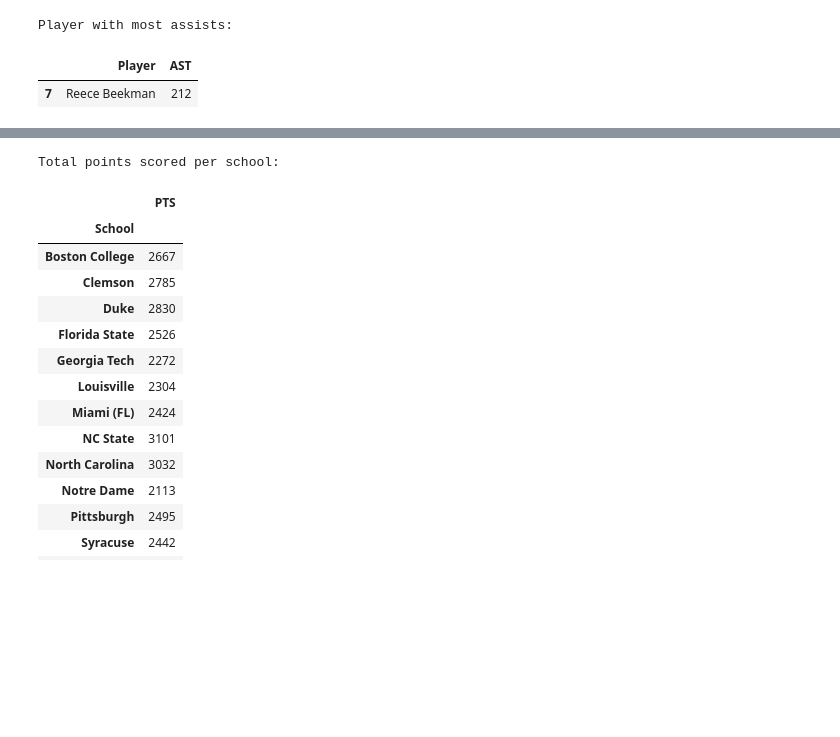
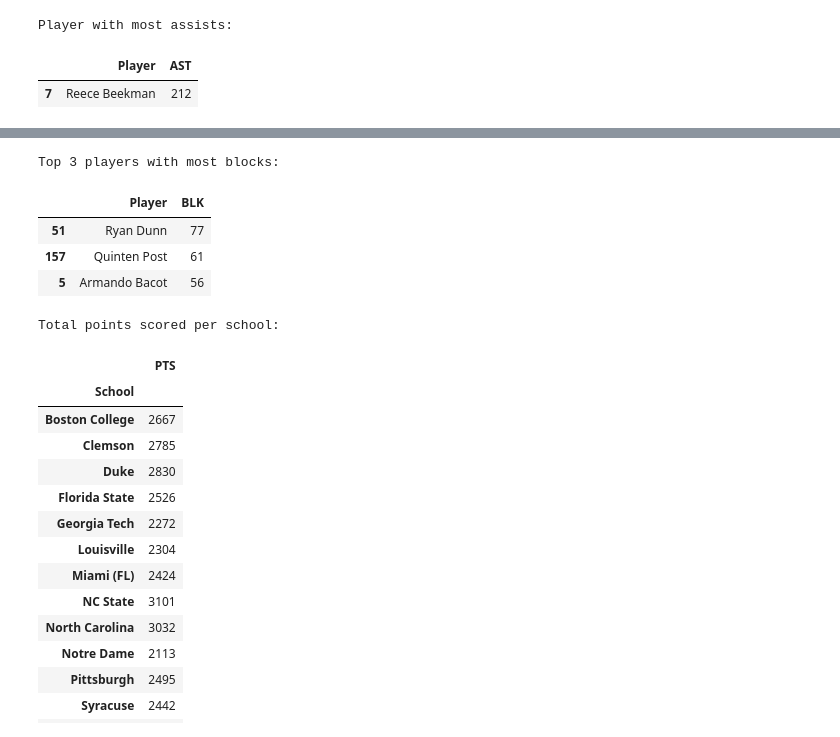
Before and after one commit to xcz8pd/xcz8pd, a Jupyter notebook: csv and pandas hw/acc_basketball_hw.ipynb, the cells around one changed output, grey strips where cells are left out. Drawn from its saved outputs; the diff is of its cells as text; code cells hidden in the pictures; blank space fills up the shorter version.

```diff
--- a/csv and pandas hw/acc_basketball_hw.ipynb
+++ b/csv and pandas hw/acc_basketball_hw.ipynb
@@ -74,3 +82,13 @@ top_3_assist = over_500_minutes
+# %%
+top_3_shot_blockers = acc_stats_df[['Player', 'BLK']].sort_values(by='BLK', ascending=False).head(3)
+print("Top 3 players with most blocks:")
+top_3_shot_blockers
+# %% [output]
+Top 3 players with most blocks:
+|  | Player | BLK |
+| 51 | Ryan Dunn | 77 |
+| 157 | Quinten Post | 61 |
+| 5 | Armando Bacot | 56 |
 # %%
 total_points_per_school = acc_stats_df.groupby('School')[['PTS']].sum()
 print("Total points scored per school:")
```
Also changed, not shown: parts of 3 cells of this notebook.
